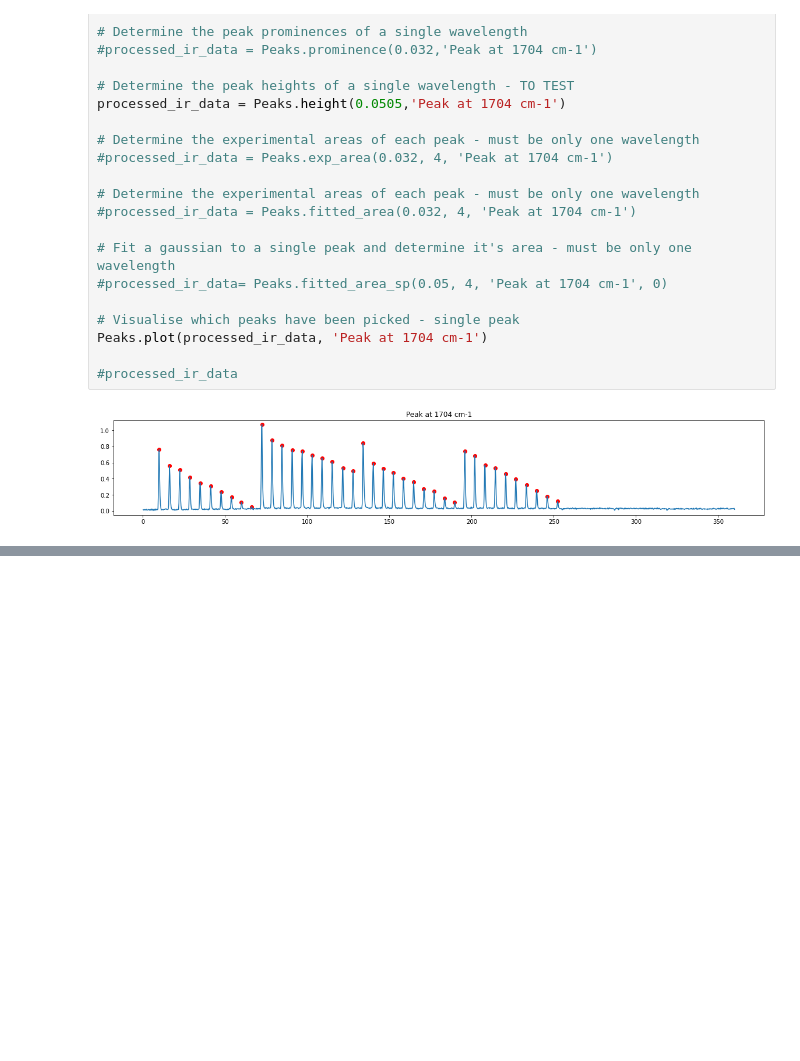
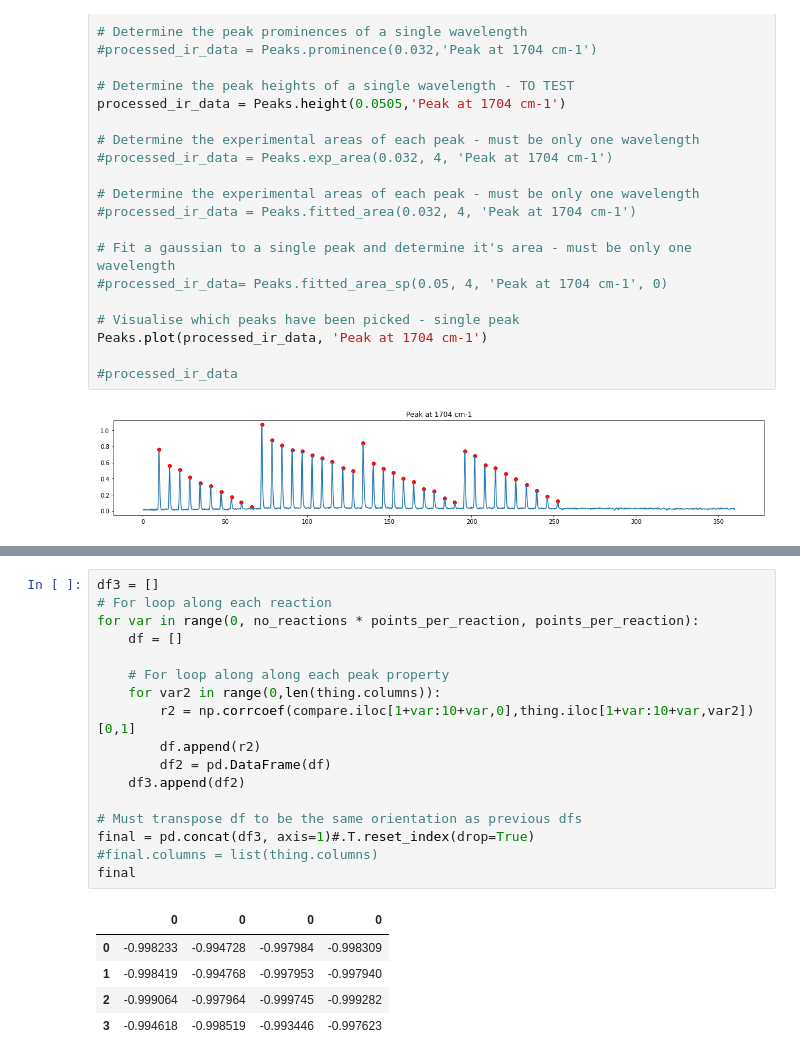
Before and after one commit to pdingwall/htke, a Jupyter notebook: htke analysis template.ipynb, the cells around one changed output, grey strips where cells are left out. Drawn from its saved outputs; the diff is of its cells as text; blank space fills up the shorter version.

```diff
--- a/htke analysis template.ipynb
+++ b/htke analysis template.ipynb
@@ -68,0 +91,23 @@ for var in range(0,4):
+# %%
+df3 = []
+# For loop along each reaction
+for var in range(0, no_reactions * points_per_reaction, points_per_reaction):
+    df = []
+
+    # For loop along along each peak property
+    for var2 in range(0,len(thing.columns)):
+        r2 = np.corrcoef(compare.iloc[1+var:10+var,0],thing.iloc[1+var:10+var,var2])[0,1]
+        df.append(r2)
+        df2 = pd.DataFrame(df)
+    df3.append(df2)
+
+# Must transpose df to be the same orientation as previous dfs
+final = pd.concat(df3, axis=1)#.T.reset_index(drop=True)
+#final.columns = list(thing.columns)
+final
+# %% [output]
+|  | 0 | 0 | 0 | 0 |
+| 0 | -0.998233 | -0.994728 | -0.997984 | -0.998309 |
+| 1 | -0.998419 | -0.994768 | -0.997953 | -0.997940 |
+| 2 | -0.999064 | -0.997964 | -0.999745 | -0.999282 |
+| 3 | -0.994618 | -0.998519 | -0.993446 | -0.997623 |
```
Also changed, not shown: parts of 4 cells of this notebook.
